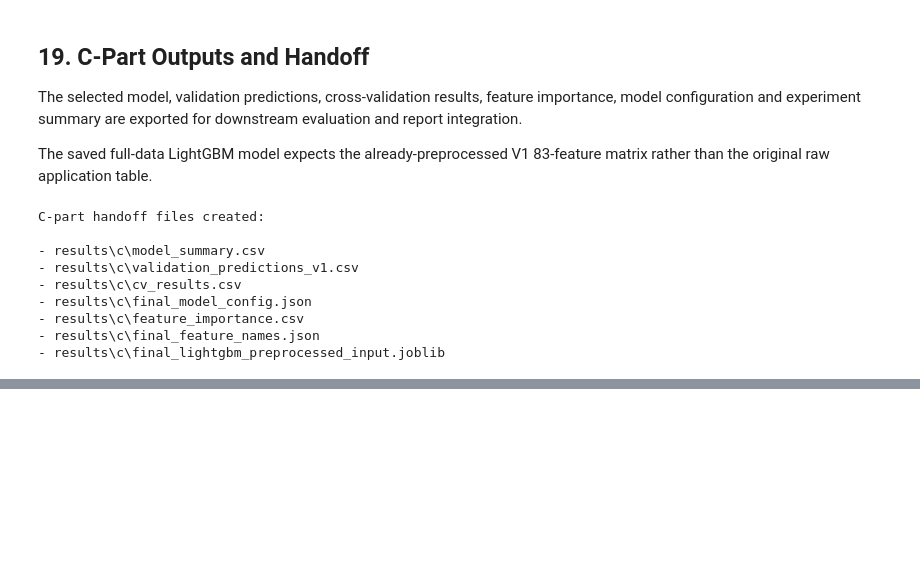
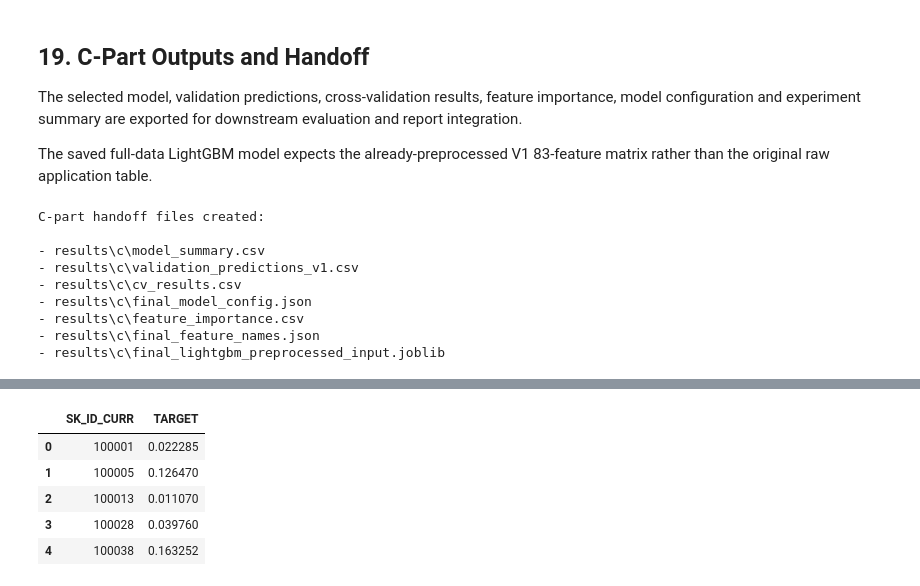
Before and after one commit to slowdowndown/msdm5054-home-credit, a Jupyter notebook: notebooks/C_modeling.ipynb, the cells around one changed output, grey strips where cells are left out. Cells and saved outputs as stored; diff of their text form; code cells hidden in the pictures; blank space fills up the shorter version.

```diff
--- a/notebooks/C_modeling.ipynb
+++ b/notebooks/C_modeling.ipynb
@@ -2341,0 +2820,81 @@ C-part handoff files created:
+# %%
+# ---------------------------------------------------------
+# Create and validate XGBoost submission
+# ---------------------------------------------------------
+
+from pathlib import Path
+import sys
+
+sys.path.insert(0, str(ROOT / "src"))
+from validate_submission import validate
+
+submission_dir = ROOT / "results" / "submissions"
+submission_dir.mkdir(parents=True, exist_ok=True)
+
+xgb_submission_path = (
+    submission_dir / "submission_v2_xgboost.csv"
+)
+
+if xgb_submission_path.exists():
+    raise FileExistsError(
+        f"{xgb_submission_path} already exists. "
+        "Compare the existing file before replacing it."
+    )
+
+xgb_submission = pd.DataFrame({
+    "SK_ID_CURR": test["SK_ID_CURR"].to_numpy(),
+    "TARGET": final_xgb_test_prob
+})
+
+sample_submission = pd.read_csv(
+    ROOT / "data" / "raw" / "sample_submission.csv"
+)
+
+# Integrity checks
+assert xgb_submission.shape == (48744, 2)
+
+assert xgb_submission.columns.tolist() == [
+    "SK_ID_CURR",
+    "TARGET"
+]
+
+assert xgb_submission["SK_ID_CURR"].is_unique
+
+assert (
+    xgb_submission["SK_ID_CURR"].to_numpy()
+    ==
+    sample_submission["SK_ID_CURR"].to_numpy()
+).all()
+
+assert np.isfinite(
+    xgb_submission["TARGET"]
+).all()
+
+assert xgb_submission["TARGET"].between(
+    0, 1
+).all()
+
+# Save
+xgb_submission.to_csv(
+    xgb_submission_path,
+    index=False
+)
+
+print("Saved to:")
+print(xgb_submission_path)
+
+print("\nSubmission shape:")
+print(xgb_submission.shape)
+
+print("\nFirst five rows:")
+display(xgb_submission.head())
+
+print("\nValidation:")
+print(
+    validate(
+        xgb_submission_path,
+        ROOT / "data/raw/sample_submission.csv",
+        ROOT / "data/raw/application_test.csv"
+    )
+)
+# %% [output]
@@ -2341,0 +2908,6 @@ C-part handoff files created:
+|  | SK_ID_CURR | TARGET |
+| 0 | 100001 | 0.022285 |
+| 1 | 100005 | 0.126470 |
+| 2 | 100013 | 0.011070 |
+| 3 | 100028 | 0.039760 |
+| 4 | 100038 | 0.163252 |
```
Also changed, not shown: parts of 14 cells of this notebook, 10 other files.
